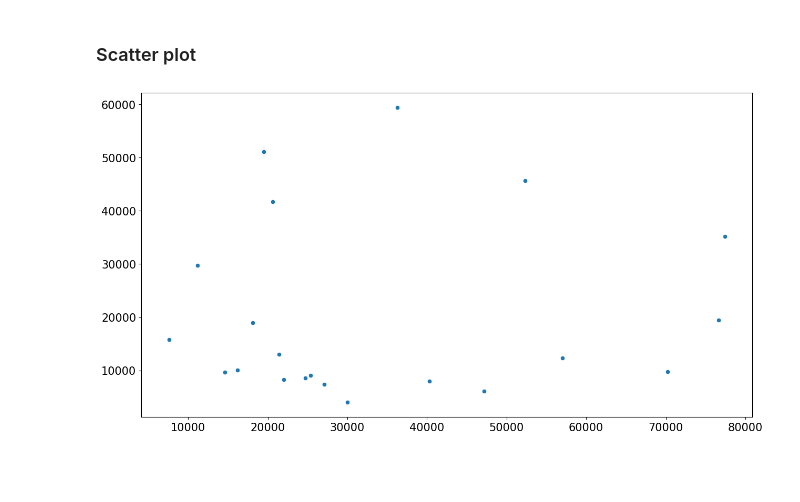
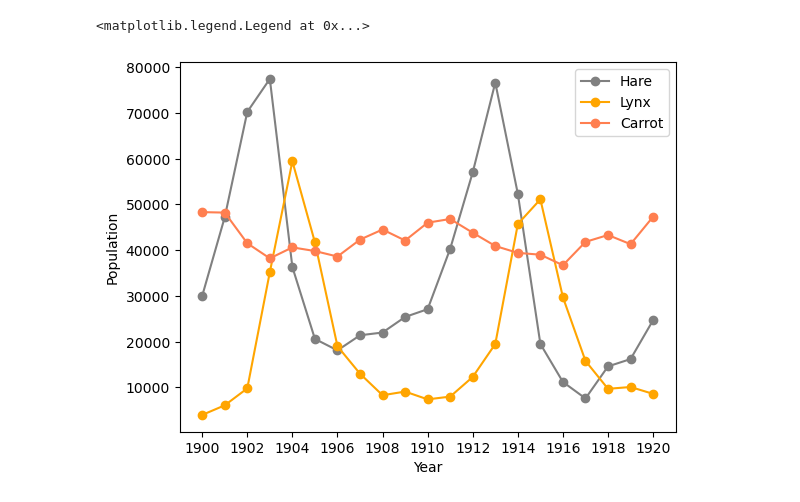
Before and after one commit to Prikolist3OOO/Homework, a Jupyter notebook: MathPrac_3.ipynb, the cells around one changed output. Cells and saved outputs as stored; diff of their text form; code cells hidden in the pictures; blank space fills up the shorter version.

```diff
--- a/MathPrac_3.ipynb
+++ b/MathPrac_3.ipynb
@@ -59,14 +5,0 @@ plt.show()
-# %%
-plt.figure(figsize = (15, 8))
-plt.rcParams['font.size'] = '12'
-plt.xlabel('Year', fontsize = 18)
-plt.ylabel('Population percentage', rotation = 90, fontsize = 18)
-
-stack_dict = {data[0][i] : [floor((data[1][i]/(data[1][i] + data[2][i])) * 100)/100, (ceil(data[2][i]/(data[1][i] + data[2][i])*100))/100] for i in range(len(data[0]))}
-for i in range(len(data[0])):
-    plt.bar(data[0], data[1], color = 'k', width = 0.7)
-    plt.text(data[0][i]-0.385, data[1][i]/2 - 1000, f'{int(stack_dict[data[0][i]][0]*100)}%',color = 'white')
-    plt.bar(data[0], data[2], bottom = data[1], color = 'y', width = 0.7)
-    plt.text(data[0][i]-0.385, data[1][i] + data[2][i]/2 - 1000, f'{int(stack_dict[data[0][i]][1]*100)}%', color = 'black')
-plt.legend(['Hares', 'Lynxes'])
-plt.show()
@@ -115,8 +5,0 @@ ax3.plot()
-# %%
-hl = ['H' if data[1][i] > data[2][i] else 'L' for i in range(len(data[0]))]
-hl_percentage = {'Hare' : hl.count('H'), 'Lynx' : hl.count('L')}
-plt.figure(figsize=(9, 9))
-plt.rcParams['font.size'] = '18'
-
-fig = plt.pie(x = hl_percentage.values(), labels = hl_percentage.keys(), colors = ['g', 'm'], autopct='%.0f%%', textprops = {'color' : 'k'})
-plt.show()
@@ -136,13 +6,15 @@ plt.show()
-# %% [markdown]
-### Scatter plot
-# %%
-plt.figure(figsize = (15, 8))
-plt.rcParams['font.size'] = '15'
-
-df = pd.DataFrame
-
-kr = sb.scatterplot(x = data[1], y = data[2])
-
-plt.show()
-# %% [output]
-[figure, removed]
+# %%
+data = np.loadtxt("http://scipy-lectures.org/_downloads/populations.txt")
+name = ['hare', 'lynx', 'carrot']
+# %%
+#1. Plot the populations for the years in the period. Add legend and axis labels to the plot.
+plt.plot(data[:,0], data[:,1], '-o', c = 'grey', label='Hare')
+plt.plot(data[:,0], data[:,2], '-o', c = 'orange', label='Lynx')
+plt.plot(data[:,0], data[:,3], '-o', c = 'coral', label='Carrot')
+plt.xlabel('Year')
+plt.xticks(data[:,0][::2])
+plt.ylabel('Population')
+plt.legend()
+# %% [output]
+<matplotlib.legend.Legend at 0x...>
+[figure, added]
```
Also changed, not shown: parts of 29 cells of this notebook.
